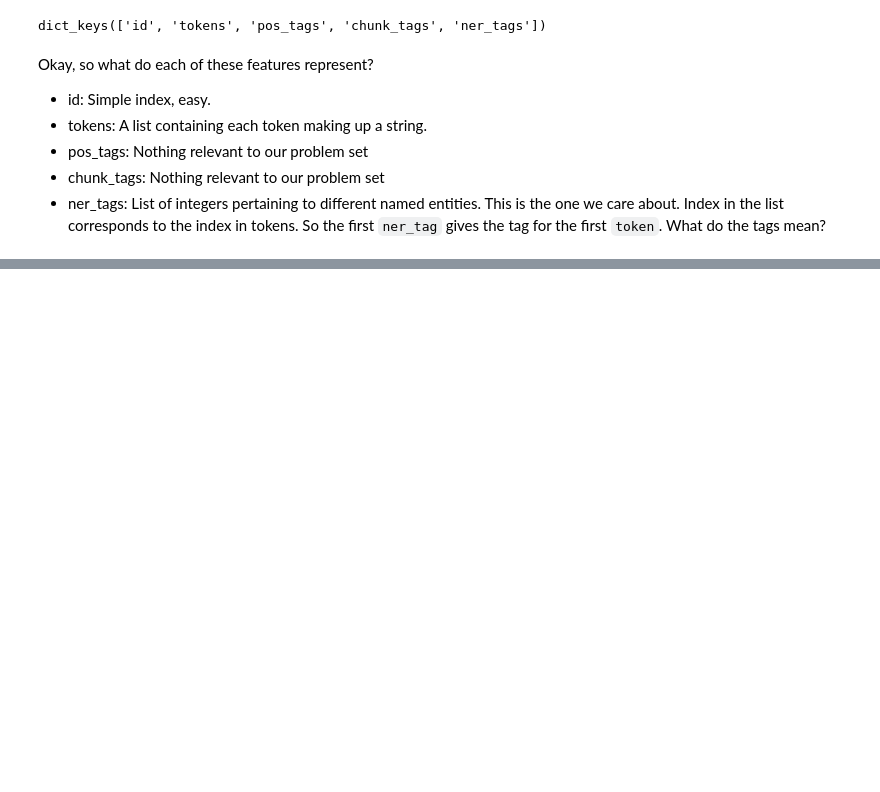
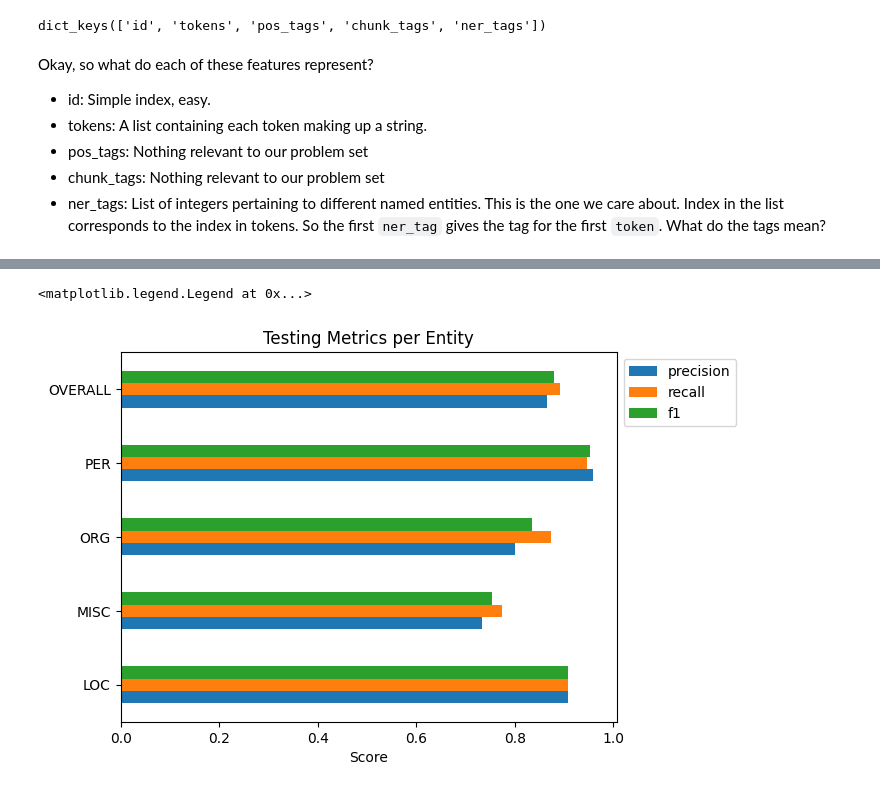
Before and after one commit to blamson/transformers_tutorial, a Jupyter notebook: notebooks/transformers_tutorial.ipynb, the cells around one changed output, grey strips where cells are left out. Saved outputs shown, nothing was run; the diff lists cells and outputs as text; code cells hidden in the pictures; blank space fills up the shorter version.

Commit message:
transformers tutorial complete. updated dependencies

```diff
--- a/notebooks/transformers_tutorial.ipynb
+++ b/notebooks/transformers_tutorial.ipynb
@@ -78,0 +100,3 @@ Sequence(feature=ClassLabel(names=['O', 'B-PER', 'I-PER', 'B-ORG', 'I-ORG', 'B-L
+# %%
+label_list = dataset["train"].features["ner_tags"].feature.names
+dataset = dataset.remove_columns(['pos_tags', 'chunk_tags'])
@@ -78,0 +572,11 @@ Sequence(feature=ClassLabel(names=['O', 'B-PER', 'I-PER', 'B-ORG', 'I-ORG', 'B-L
+# %%
+from transformers import pipeline
+
+checkpoint = 1756 # Checkpoint for epoch 2.
+model_dir = f"../models/holding_zone/checkpoint-{checkpoint}"
+model = AutoModelForTokenClassification.from_pretrained(model_dir)
+tokenizer = AutoTokenizer.from_pretrained(model_dir)
+aggregation_strategy = "average"
+pipe = pipeline(
+    task="token-classification", model=model, tokenizer=tokenizer, aggregation_strategy=aggregation_strategy
+)
@@ -78,0 +654,14 @@ Sequence(feature=ClassLabel(names=['O', 'B-PER', 'I-PER', 'B-ORG', 'I-ORG', 'B-L
+# %%
+overall_metrics = {
+    "OVERALL": {
+        "precision": results["overall_precision"],
+        "recall": results["overall_recall"],
+        "f1": results["overall_f1"],
+        "number": np.NaN
+    }
+}
+
+keys_to_keep = ["LOC", "MISC", "ORG", "PER"]
+metrics = {key: results[key] for key in keys_to_keep if key in results}
+metrics.update(overall_metrics)
+metrics
@@ -78,0 +689,6 @@ Sequence(feature=ClassLabel(names=['O', 'B-PER', 'I-PER', 'B-ORG', 'I-ORG', 'B-L
+# %%
+metric_df = (
+    pd.DataFrame(metrics)
+    .transpose()
+)
+metric_df
@@ -78,0 +702,14 @@ Sequence(feature=ClassLabel(names=['O', 'B-PER', 'I-PER', 'B-ORG', 'I-ORG', 'B-L
+# %%
+(
+    metric_df
+    .drop(["number"], axis=1)
+    .plot(
+        kind="barh",
+        title="Testing Metrics per Entity",
+        xlabel="Score"
+    )
+    .legend(bbox_to_anchor=(1,1))
+)
+# %% [output]
+<matplotlib.legend.Legend at 0x...>
+[figure, added]
```
Also changed, not shown: parts of 55 cells of this notebook, 4 other files.
